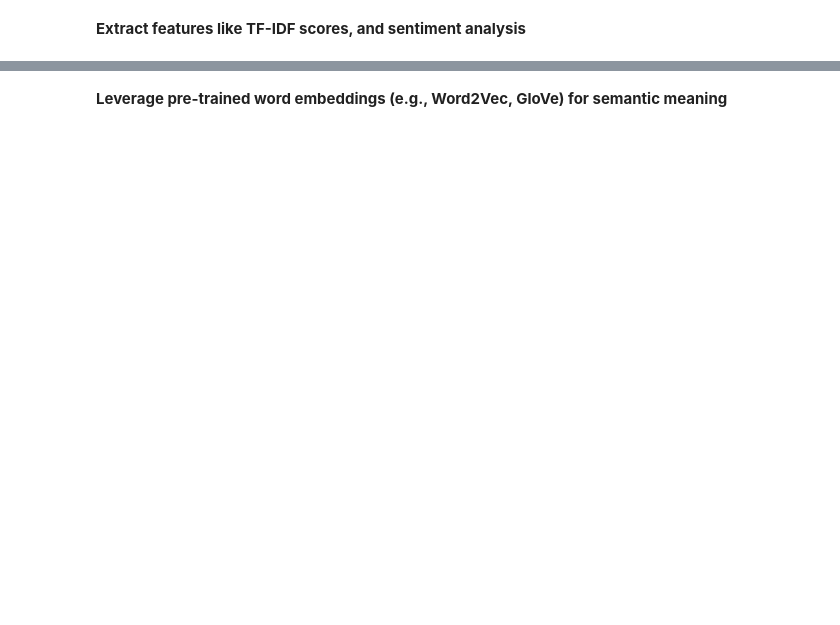
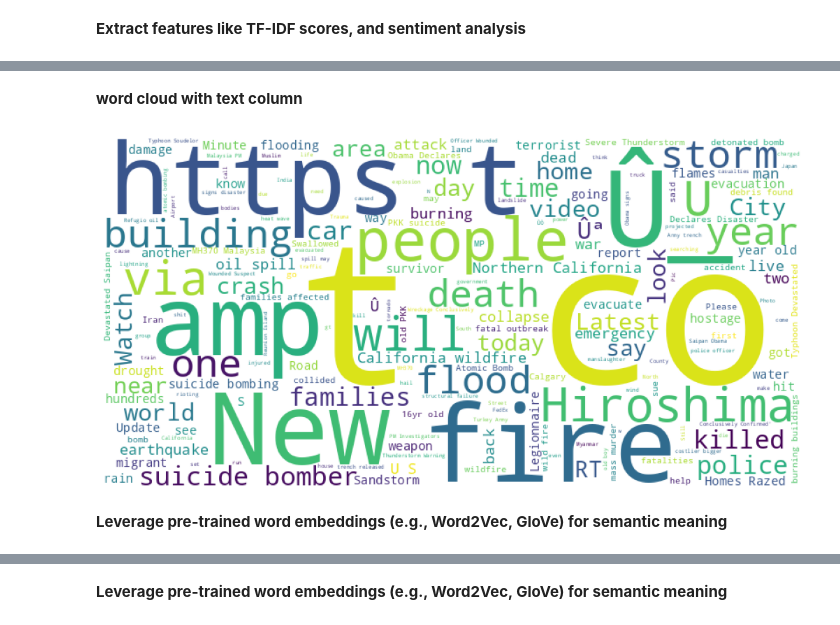
Before and after one commit to Deb052024/Text-Analytics, a Jupyter notebook: Tweet_Classification.ipynb, the cells around one changed output, grey strips where cells are left out. Saved outputs shown, nothing was run; the diff lists cells and outputs as text; code cells hidden in the pictures; blank space fills up the shorter version.

```diff
--- a/Tweet_Classification.ipynb
+++ b/Tweet_Classification.ipynb
@@ -478,0 +717,26 @@ print(df1.head())
+# %% [markdown]
+**word cloud with text column**
+# %%
+# Assuming df1 is your DataFrame and 'text' column contains the text
+from wordcloud import WordCloud
+import matplotlib.pyplot as plt
+
+# Filter for disaster-related tweets
+disaster_tweets = df[df['target'] == 1]['text']
+
+# Combine the text from disaster tweets
+disaster_text = " ".join(disaster_tweets.astype(str))
+
+# Generate the word cloud
+wordcloud = WordCloud(width=800, height=400, background_color='white').generate(disaster_text)
+
+# Display the generated image:
+plt.figure(figsize=(10, 5), facecolor=None)
+plt.imshow(wordcloud)
+plt.axis("off")
+plt.tight_layout(pad=0)
+plt.show()
+# %% [output]
+[figure, added]
+# %% [markdown]
+**Leverage pre-trained word embeddings (e.g., Word2Vec, GloVe) for semantic meaning**
```
Also changed, not shown: parts of 24 cells of this notebook.
